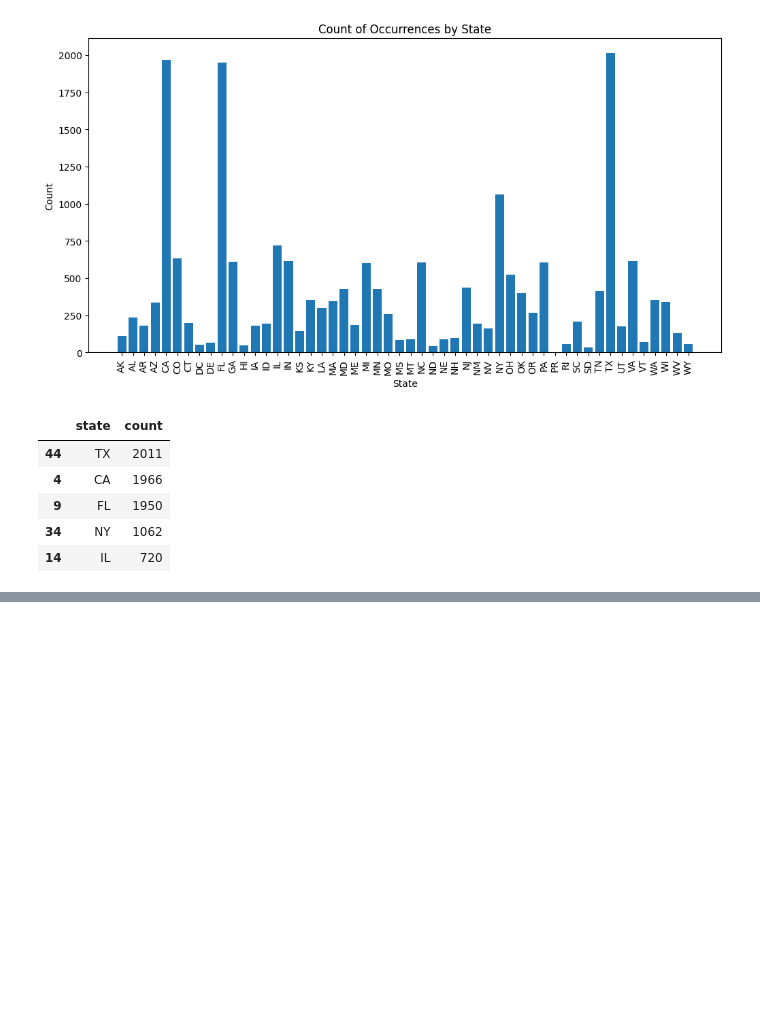
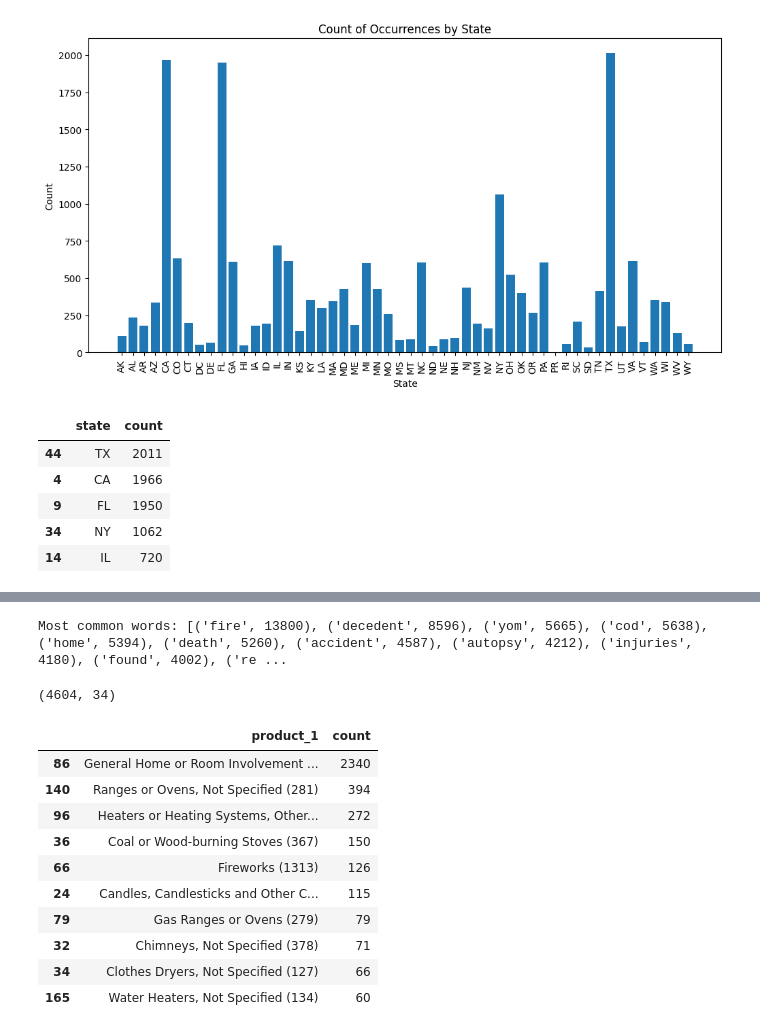
Before and after one commit to MeetPatel2001/CPSC-Applied-ML-, a Jupyter notebook: CPSC.ipynb, the cells around one changed output, grey strips where cells are left out. Drawn from its saved outputs; the diff is of its cells as text; code cells hidden in the pictures; blank space fills up the shorter version.

```diff
--- a/CPSC.ipynb
+++ b/CPSC.ipynb
@@ -165,0 +172,31 @@ Most common words: [('fire', 13800), ('decedent', 8596), ('yom', 5665), ('cod',
+# %%
+# From Perplexity. I uploaded the Result.csv on Perplexity.
+# My Prompt: how to analyze the incident_description column using NLP in python?
+
+import nltk
+from nltk.corpus import stopwords
+from collections import Counter
+
+# creating a list out of incident description
+incident_description = df["incident_description"].tolist()
+
+# Function to clean and preprocess text
+def clean_text(text):
+    cleaned = text.lower().replace('\n', ' ')
+    tokens = nltk.word_tokenize(cleaned)
+    cleaned_tokens = [token for token in tokens if token.isalnum() and token not in stopwords.words('english')]
+    return ' '.join(cleaned_tokens)
+
+# Apply the clean_text function to each description
+cleaned_descriptions = []
+for description in incident_description:
+    cleaned_descriptions.append(clean_text(description))
+
+# Create a frequency distribution of the words
+word_freq = Counter(' '.join(cleaned_descriptions).split())
+
+# Find the most common words
+most_common_words = word_freq.most_common(25)
+print("Most common words:", most_common_words)
+# %% [output]
+Most common words: [('fire', 13800), ('decedent', 8596), ('yom', 5665), ('cod', 5638), ('home', 5394), ('death', 5260), ('accident', 4587), ('autopsy', 4212), ('injuries', 4180), ('found', 4002), ('re ...
@@ -165,0 +239,24 @@ Most common words: [('fire', 13800), ('decedent', 8596), ('yom', 5665), ('cod',
+# %%
+# getting only "Thermal - Fire" product hazard
+
+df_fire = df[df["product_1_hazard"] == "Thermal - Fire"]
+df_fire.shape
+# %% [output]
+(4604, 34)
+# %%
+product_df = pd.DataFrame(df_fire.groupby("product_1").size(), columns=["count"])
+product_df.reset_index(inplace=True)
+
+product_df.sort_values(by = "count", ascending=False).head(10)
+# %% [output]
+|  | product_1 | count |
+| 86 | General Home or Room Involvement ... | 2340 |
+| 140 | Ranges or Ovens, Not Specified (281) | 394 |
+| 96 | Heaters or Heating Systems, Other... | 272 |
+| 36 | Coal or Wood-burning Stoves (367) | 150 |
+| 66 | Fireworks (1313) | 126 |
+| 24 | Candles, Candlesticks and Other C... | 115 |
+| 79 | Gas Ranges or Ovens (279) | 79 |
+| 32 | Chimneys, Not Specified (378) | 71 |
+| 34 | Clothes Dryers, Not Specified (127) | 66 |
+| 165 | Water Heaters, Not Specified (134) | 60 |
```
Also changed, not shown: parts of 9 cells of this notebook.
